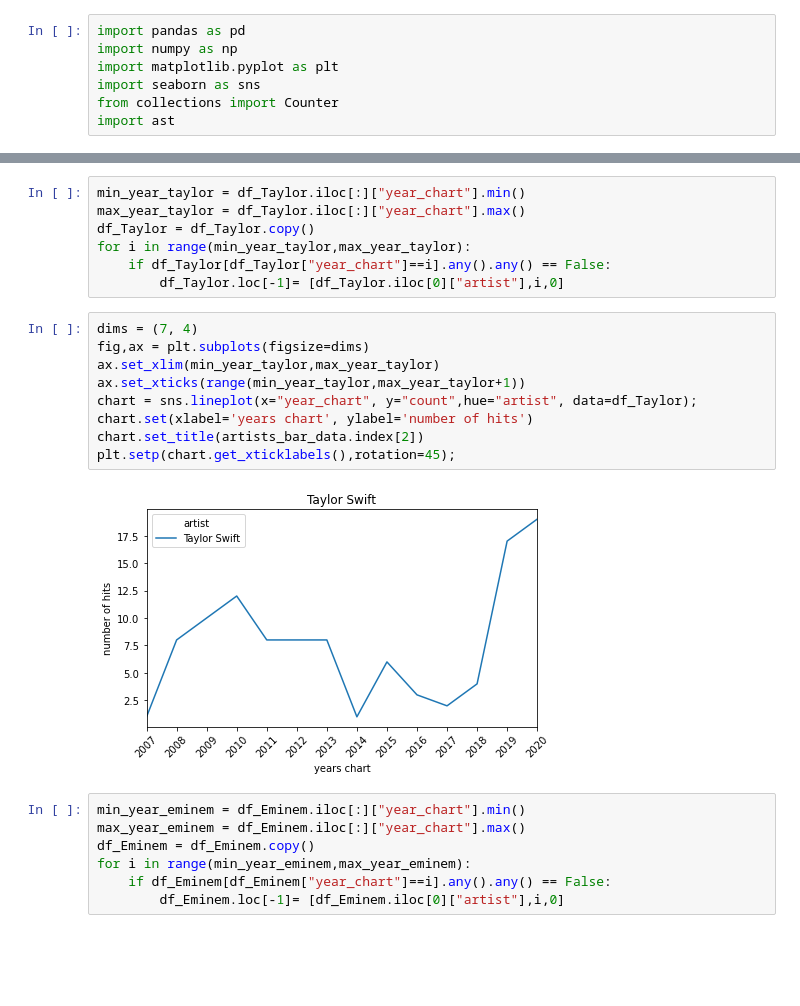
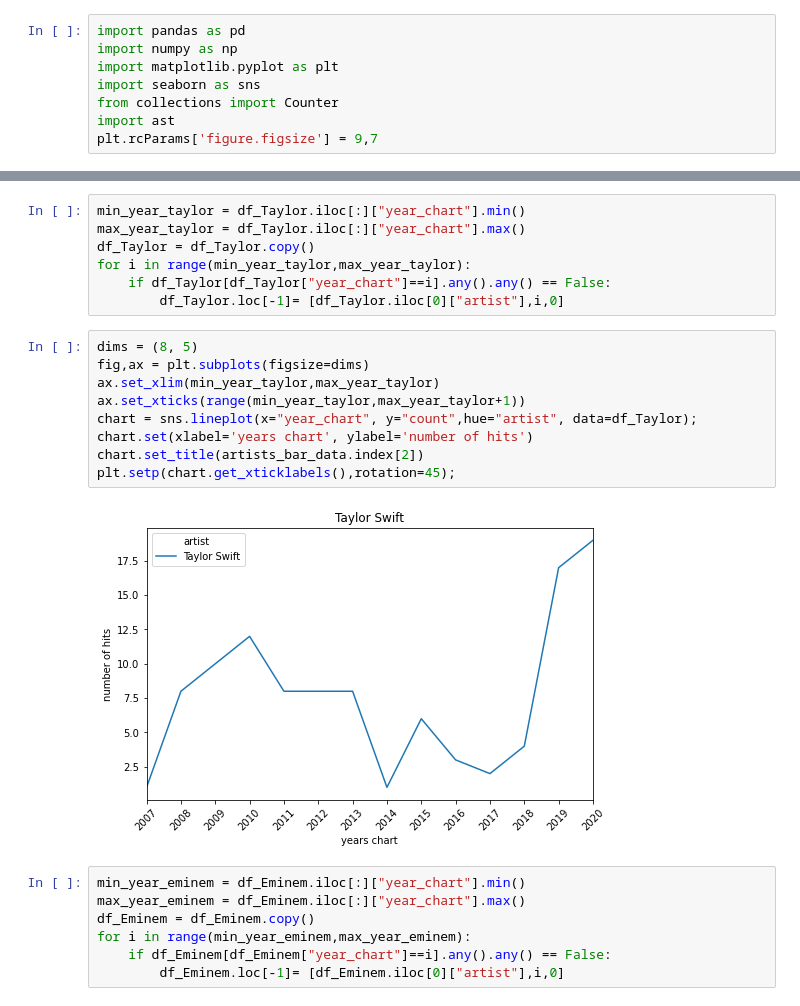
Before and after one commit to luislgm/Music_Hit_Predictor_TFM, a Jupyter notebook: Hit_Data_Analysis/1_hit_analysis.ipynb, the cells around one changed output, grey strips where cells are left out. Cells and saved outputs as stored; diff of their text form; blank space fills up the shorter version.

```diff
--- a/Hit_Data_Analysis/1_hit_analysis.ipynb
+++ b/Hit_Data_Analysis/1_hit_analysis.ipynb
@@ -41,3 +44,4 @@ import matplotlib.pyplot as plt
 import seaborn as sns
 from collections import Counter
 import ast
+plt.rcParams['figure.figsize'] = 9,7
@@ -525,16 +571,16 @@ for i in range(min_year_taylor,max_year_taylor):
     if df_Taylor[df_Taylor["year_chart"]==i].any().any() == False:
         df_Taylor.loc[-1]= [df_Taylor.iloc[0]["artist"],i,0]
 # %%
-dims = (7, 4)
+dims = (8, 5)
 fig,ax = plt.subplots(figsize=dims)
 ax.set_xlim(min_year_taylor,max_year_taylor)
 ax.set_xticks(range(min_year_taylor,max_year_taylor+1))
 chart = sns.lineplot(x="year_chart", y="count",hue="artist", data=df_Taylor);
 chart.set(xlabel='years chart', ylabel='number of hits')
 chart.set_title(artists_bar_data.index[2])
 plt.setp(chart.get_xticklabels(),rotation=45);
 # %% [output]
-[figure, old version]
+[figure, new version]
 # %%
 min_year_eminem = df_Eminem.iloc[:]["year_chart"].min()
 max_year_eminem = df_Eminem.iloc[:]["year_chart"].max()
```
Also changed, not shown: parts of 73 cells of this notebook.
